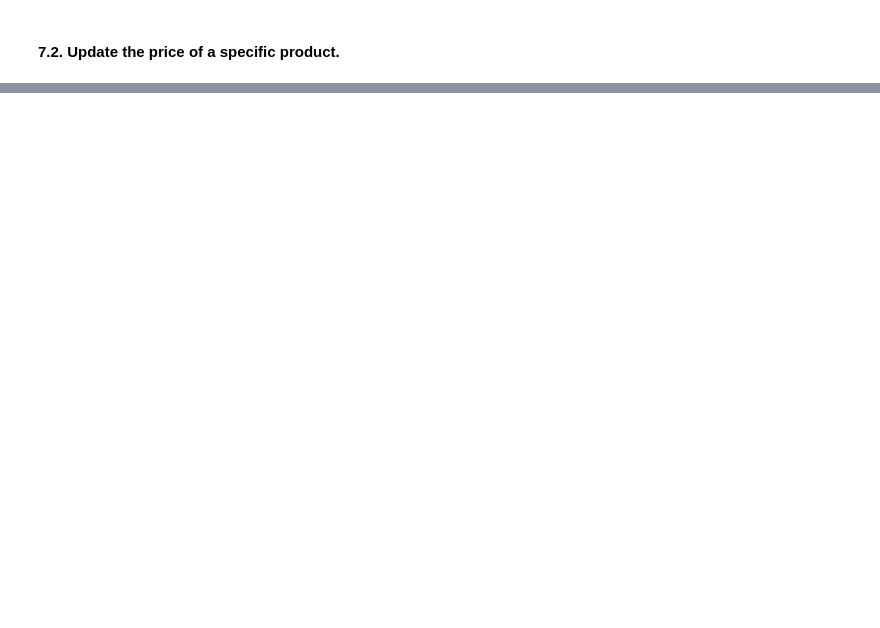
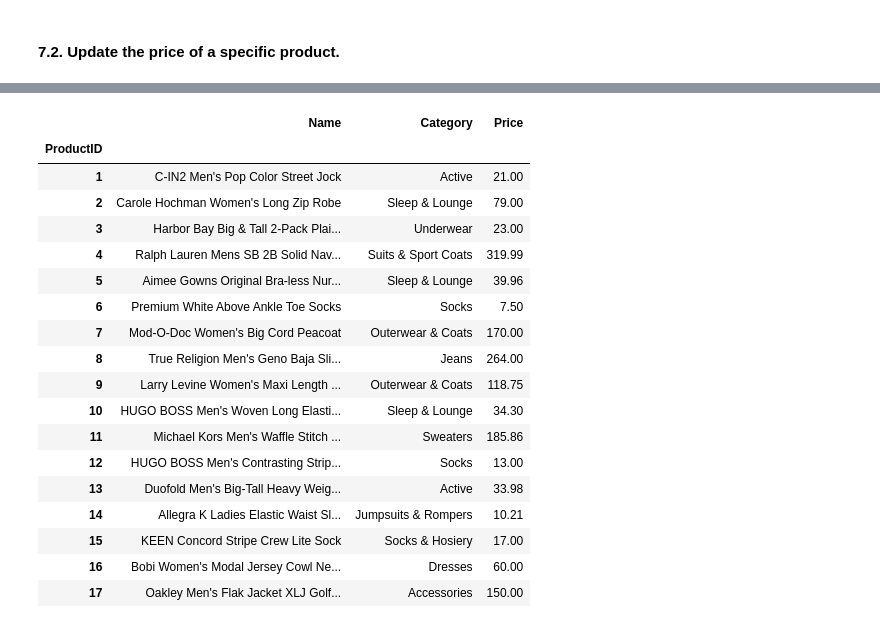
Before and after one commit to Bayan2019/internship_1206, a Jupyter notebook: assignment_01.ipynb, the cells around one changed output, grey strips where cells are left out. Saved outputs shown, nothing was run; the diff lists cells and outputs as text; code cells hidden in the pictures; blank space fills up the shorter version.

Commit message:
Data Manipulation and Updates

```diff
--- a/assignment_01.ipynb
+++ b/assignment_01.ipynb
@@ -674,0 +729,25 @@ OrderDate
+# %%
+cursor.execute("SELECT * FROM Products;")
+data = cursor.fetchall()
+df = pd.DataFrame(data=data, columns=["ProductID", "Name", "Category", "Price"])
+df.set_index("ProductID")
+# %% [output]
+|  | Name | Category | Price |
+| ProductID |  |  |  |
+| 1 | C-IN2 Men's Pop Color Street Jock | Active | 21.00 |
+| 2 | Carole Hochman Women's Long Zip Robe | Sleep & Lounge | 79.00 |
+| 3 | Harbor Bay Big & Tall 2-Pack Plai... | Underwear | 23.00 |
+| 4 | Ralph Lauren Mens SB 2B Solid Nav... | Suits & Sport Coats | 319.99 |
+| 5 | Aimee Gowns Original Bra-less Nur... | Sleep & Lounge | 39.96 |
+| 6 | Premium White Above Ankle Toe Socks | Socks | 7.50 |
+| 7 | Mod-O-Doc Women's Big Cord Peacoat | Outerwear & Coats | 170.00 |
+| 8 | True Religion Men's Geno Baja Sli... | Jeans | 264.00 |
+| 9 | Larry Levine Women's Maxi Length ... | Outerwear & Coats | 118.75 |
+| 10 | HUGO BOSS Men's Woven Long Elasti... | Sleep & Lounge | 34.30 |
+| 11 | Michael Kors Men's Waffle Stitch ... | Sweaters | 185.86 |
+| 12 | HUGO BOSS Men's Contrasting Strip... | Socks | 13.00 |
+| 13 | Duofold Men's Big-Tall Heavy Weig... | Active | 33.98 |
+| 14 | Allegra K Ladies Elastic Waist Sl... | Jumpsuits & Rompers | 10.21 |
+| 15 | KEEN Concord Stripe Crew Lite Sock | Socks & Hosiery | 17.00 |
+| 16 | Bobi Women's Modal Jersey Cowl Ne... | Dresses | 60.00 |
+| 17 | Oakley Men's Flak Jacket XLJ Golf... | Accessories | 150.00 |
```
Also changed, not shown: parts of 4 cells of this notebook.
